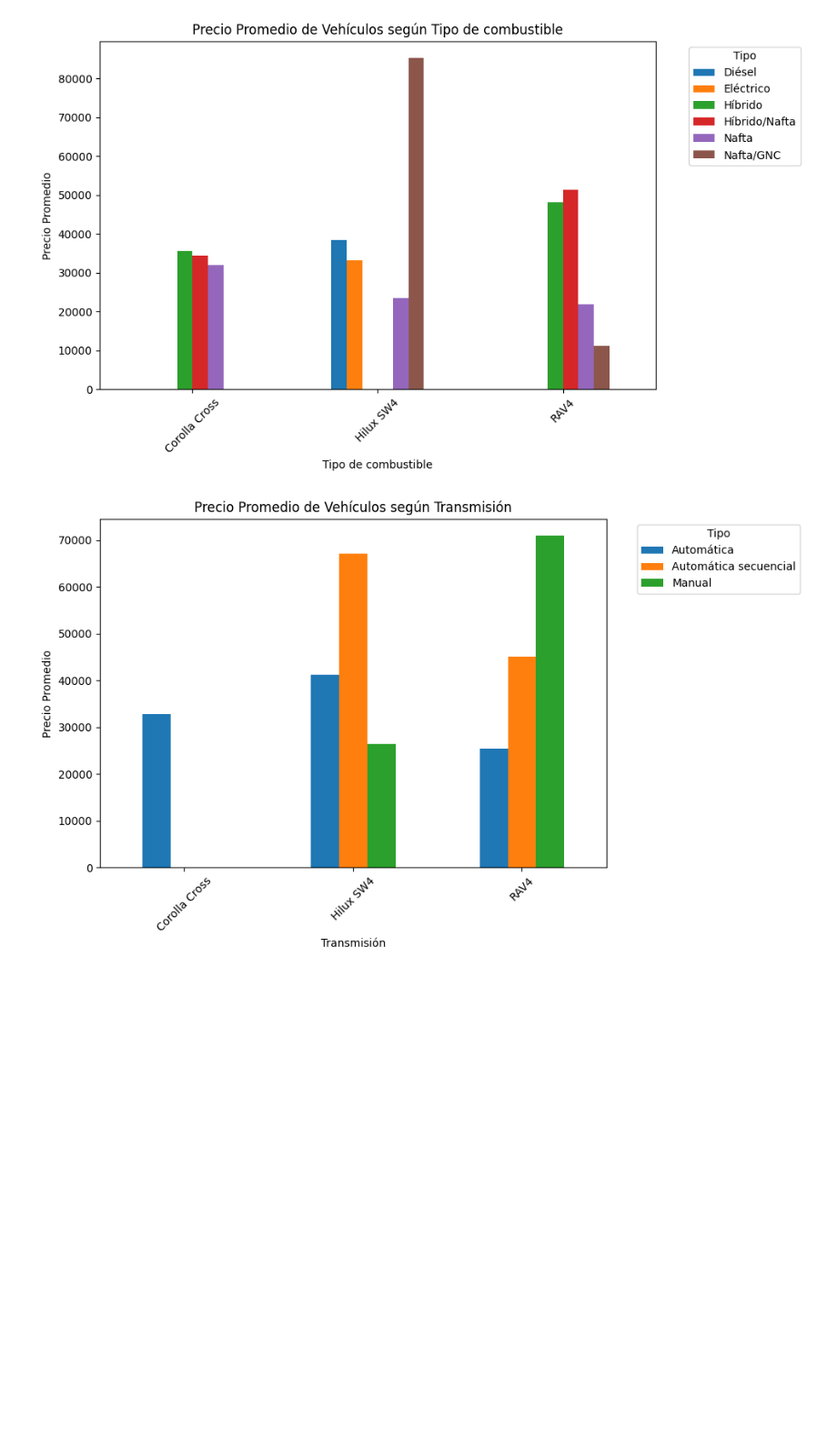
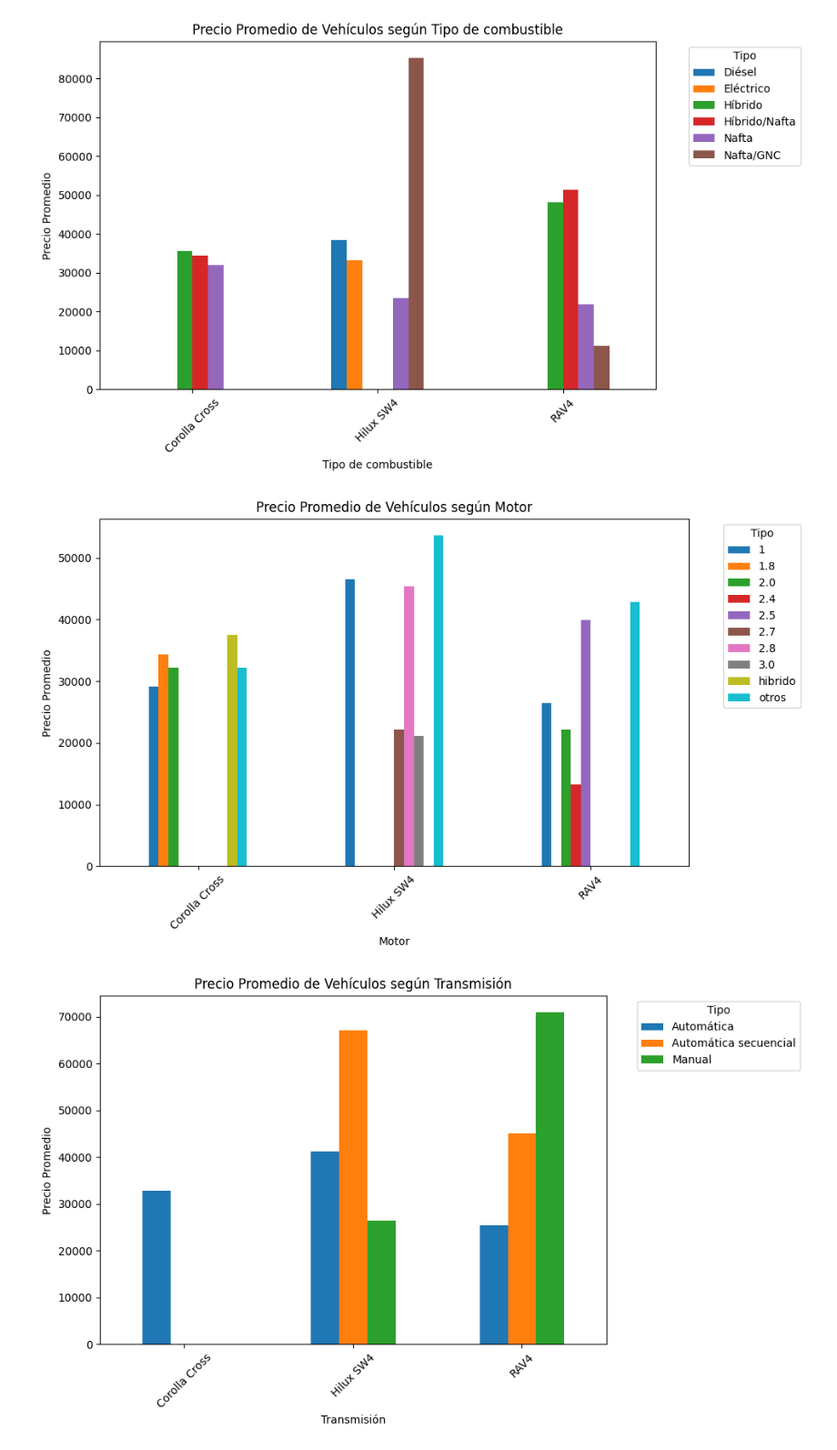
Before and after one commit to facuvulcano/Machine-Learning, a Jupyter notebook: Vulcano_Facundo_TP2/notebooks/Entrega_TP2.ipynb, the cells around one changed output. Shown at 91% size. Saved outputs shown, nothing was run; the diff lists cells and outputs as text; code cells hidden in the pictures; blank space fills up the shorter version.

```diff
--- a/Vulcano_Facundo_TP2/notebooks/Entrega_TP2.ipynb
+++ b/Vulcano_Facundo_TP2/notebooks/Entrega_TP2.ipynb
@@ -198,6 +180,14 @@ feature2 = 'Tipo'
 histograms_with_price(df, feature1, feature2)
 # %% [output]
 [figure]
+# %%
+df['Motor'] = df['Motor'].apply(group_by_engine)
+feature1 = 'Motor'
+feature2 = 'Tipo'
+
+histograms_with_price(df, feature1, feature2)
+# %% [output]
+[figure, added]
 # %%
 feature1 = 'Transmisión'
 feature2 = 'Tipo'
```
Also changed, not shown: parts of 21 cells of this notebook, 6 other files.
